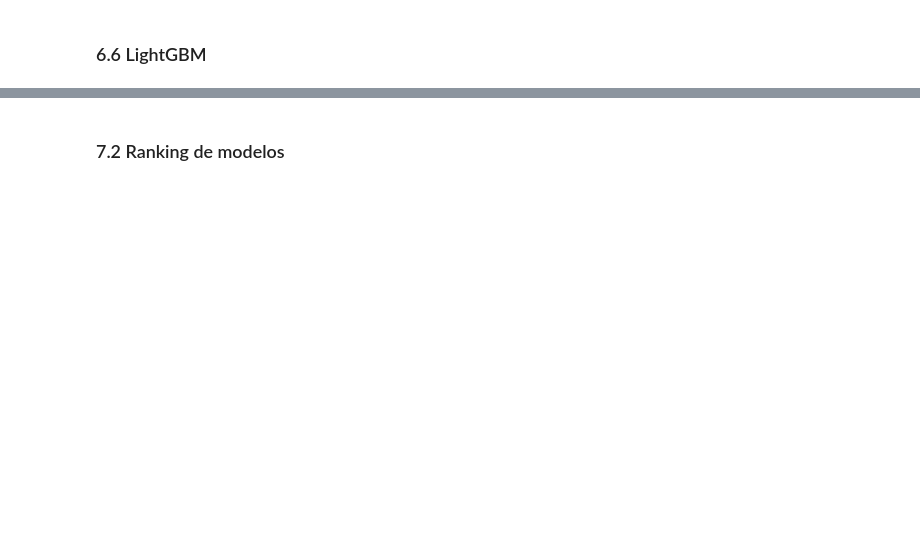
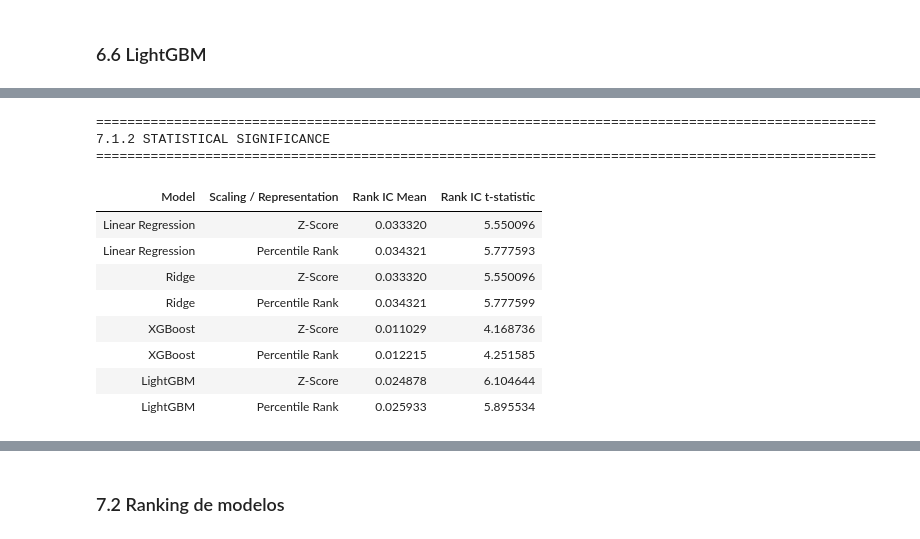
Before and after one commit to PalaciosDaniel/quant-portfolio-project, a Jupyter notebook: notebooks/06_factor_modeling.ipynb, the cells around one changed output, grey strips where cells are left out. Cells and saved outputs as stored; diff of their text form; code cells hidden in the pictures; blank space fills up the shorter version.

```diff
--- a/notebooks/06_factor_modeling.ipynb
+++ b/notebooks/06_factor_modeling.ipynb
@@ -851,0 +1113,35 @@ Este diagnóstico cuantitativo servirá de filtro fundamentado para seleccionar
+# %%
+# =============================================================================
+# 7.1.2 Statistical Significance
+# =============================================================================
+
+df_statistical_significance = df_benchmark[
+    [
+        "Model",
+        "Scaling / Representation",
+        "Rank IC Mean",
+        "Rank IC t-statistic",
+    ]
+].copy()
+
+print("\n" + "=" * 100)
+print("7.1.2 STATISTICAL SIGNIFICANCE")
+print("=" * 100)
+
+display(
+    df_statistical_significance.style
+    .hide(axis="index")
+)
+# %% [output]
+====================================================================================================
+7.1.2 STATISTICAL SIGNIFICANCE
+====================================================================================================
+| Model | Scaling / Representation | Rank IC Mean | Rank IC t-statistic |
+| Linear Regression | Z-Score | 0.033320 | 5.550096 |
+| Linear Regression | Percentile Rank | 0.034321 | 5.777593 |
+| Ridge | Z-Score | 0.033320 | 5.550096 |
+| Ridge | Percentile Rank | 0.034321 | 5.777599 |
+| XGBoost | Z-Score | 0.011029 | 4.168736 |
+| XGBoost | Percentile Rank | 0.012215 | 4.251585 |
+| LightGBM | Z-Score | 0.024878 | 6.104644 |
+| LightGBM | Percentile Rank | 0.025933 | 5.895534 |
```
Also changed, not shown: parts of 74 cells of this notebook, 3 other files.
